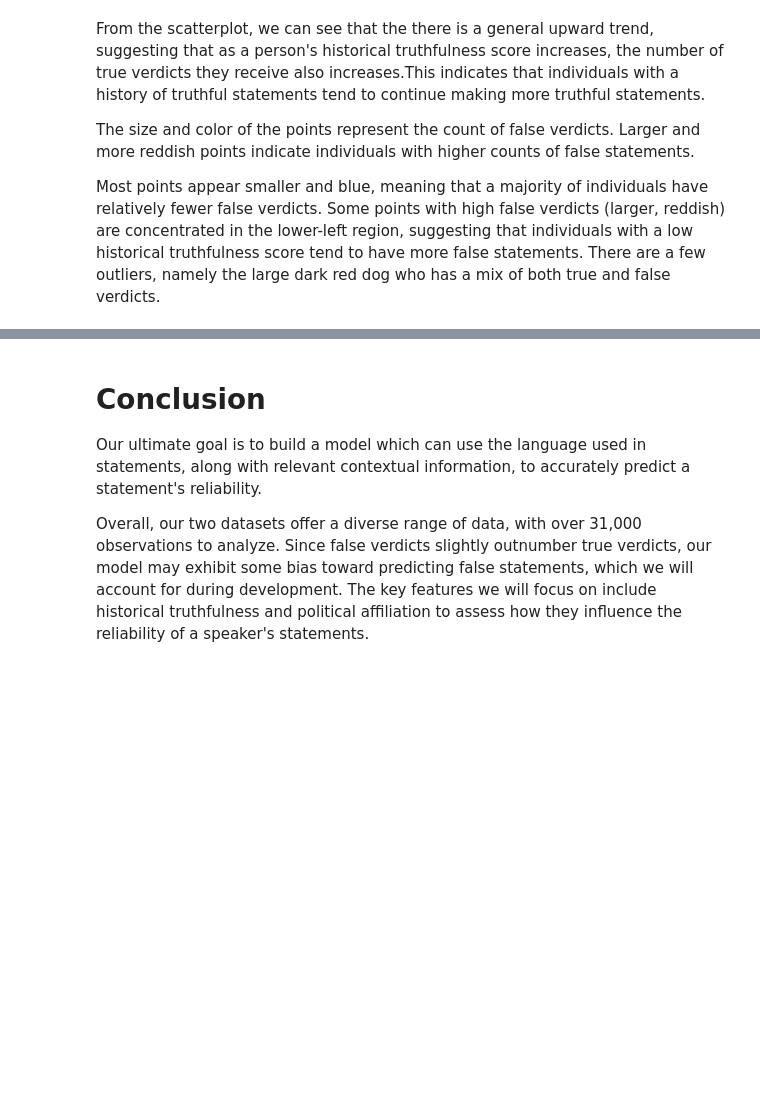
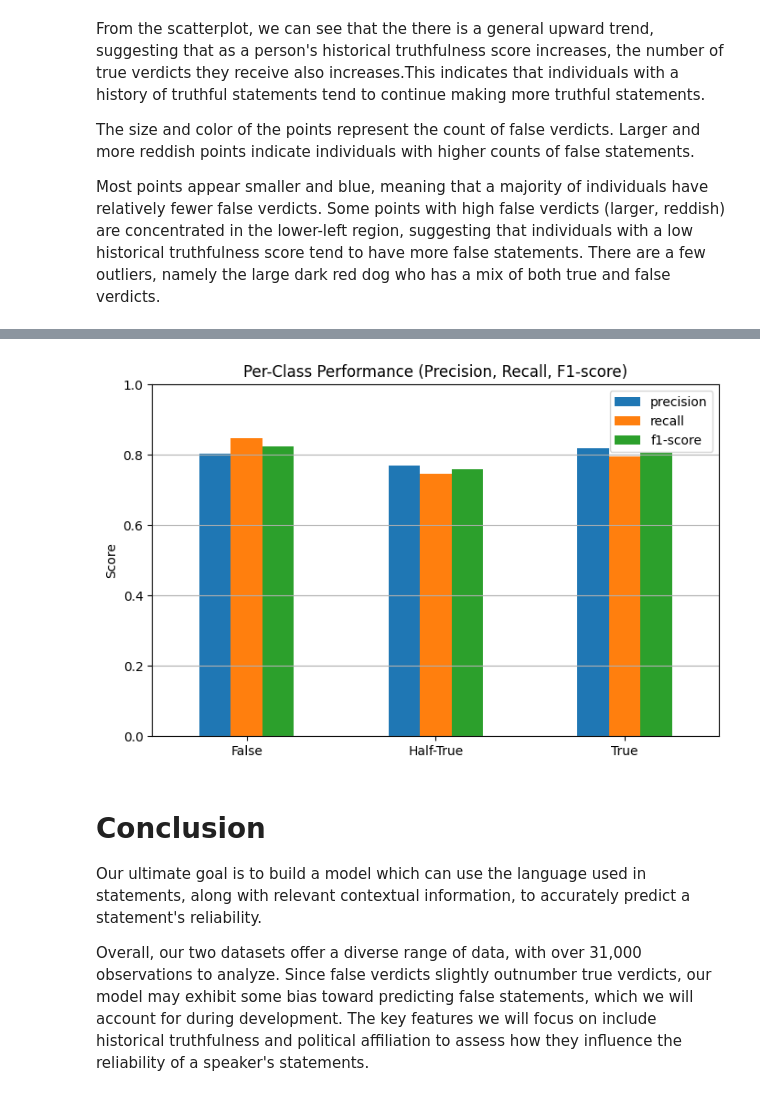
Before and after one commit to namanNagelia/cmsc320_finalProject, a Jupyter notebook: project.ipynb, the cells around one changed output, grey strips where cells are left out. Cells and saved outputs as stored; diff of their text form; code cells hidden in the pictures; blank space fills up the shorter version.

```diff
--- a/project.ipynb
+++ b/project.ipynb
@@ -811,3 +991,20 @@ weighted avg       0.68      0.68      0.68      6278
+# %%
+from sklearn.metrics import classification_report
+import matplotlib.pyplot as plt
+import pandas as pd
+
+report = classification_report(y_test, y_pred_lgb, output_dict=True, target_names=['False', 'Half-True', 'True'])
+df = pd.DataFrame(report).T[:-3]
+
+df[['precision', 'recall', 'f1-score']].plot(kind='bar', figsize=(8, 5))
+plt.title('Per-Class Performance (Precision, Recall, F1-score)')
+plt.ylabel('Score')
+plt.ylim(0, 1)
+plt.xticks(rotation=0)
+plt.grid(axis='y')
+plt.show()
+# %% [output]
+[figure, added]
 # %% [markdown]
 # Conclusion
 Our ultimate goal is to build a model which can use the language used in statements, along with relevant contextual information, to accurately predict a statement's reliability.
```
Also changed, not shown: parts of 20 cells of this notebook.
